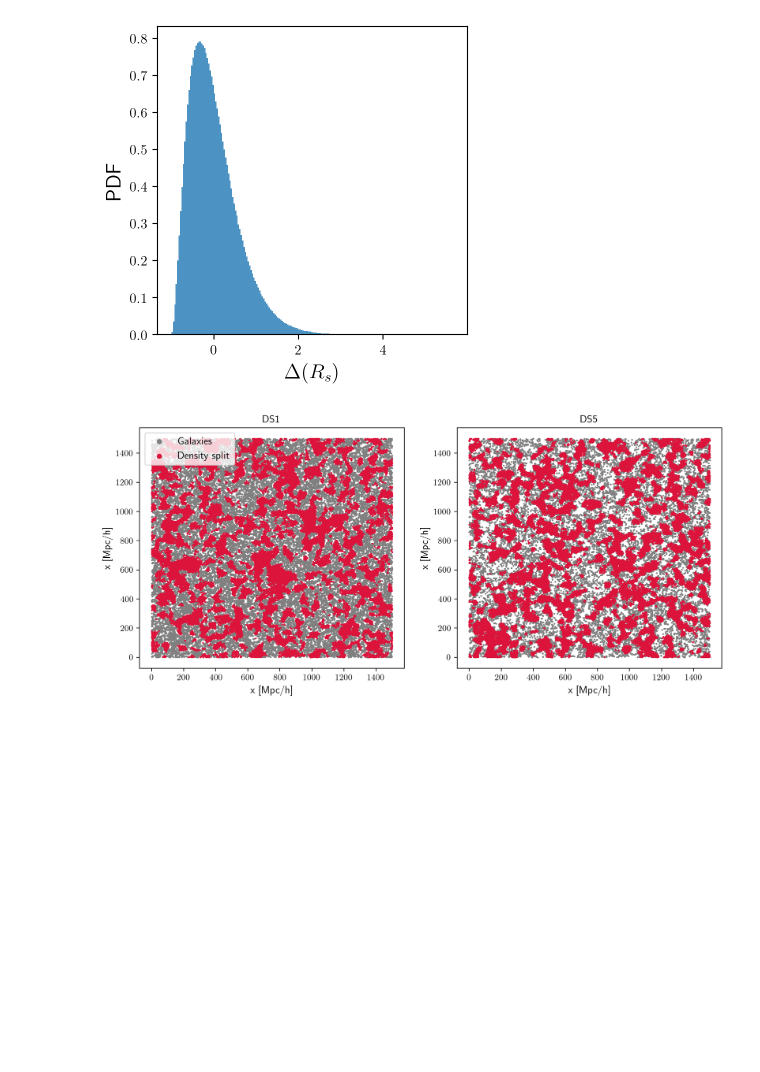
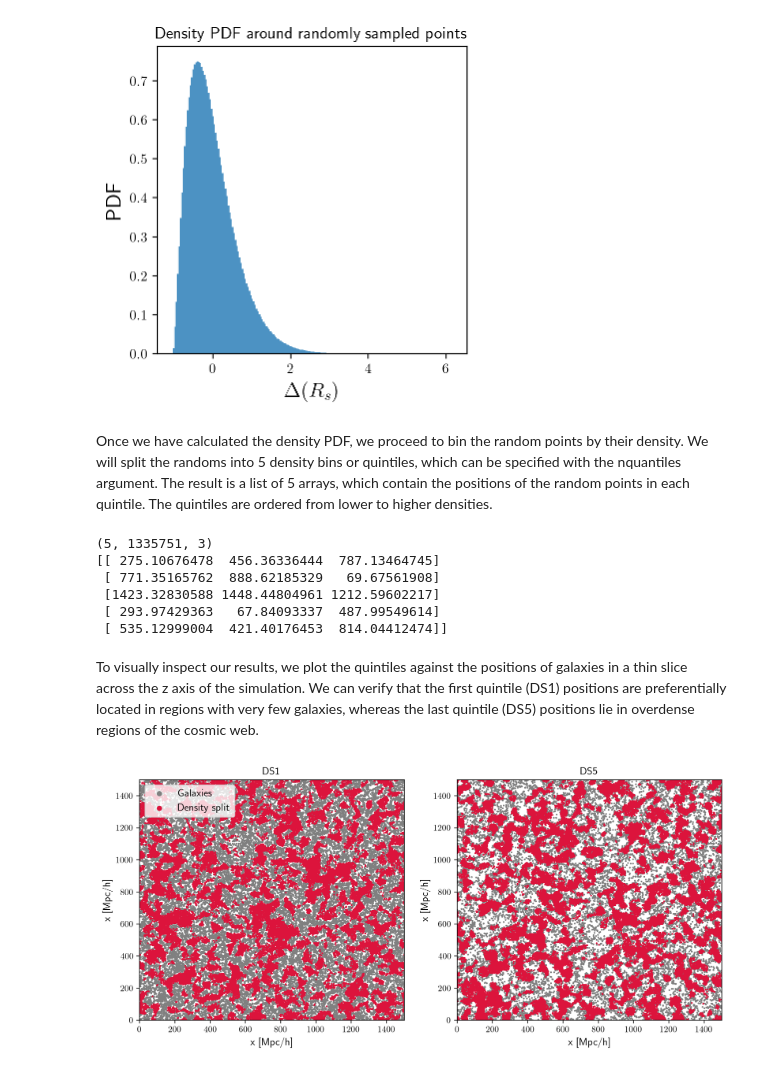
Before and after one commit to epaillas/densitysplit, a Jupyter notebook: nb/examples.ipynb, the cells around one changed output. Drawn from its saved outputs; the diff is of its cells as text; code cells hidden in the pictures; blank space fills up the shorter version.

```diff
--- a/nb/examples.ipynb
+++ b/nb/examples.ipynb
@@ -31,14 +36,29 @@ Wall time: 1.93 s
 # %%
 fig, ax = plt.subplots(figsize=(4,4))
 ax.hist(density, bins=200, density=True, alpha=0.8)
 ax.set_xlabel(r'$\Delta(R_s)$', fontsize=15)
 ax.set_ylabel('PDF', fontsize=15)
+ax.set_title('Density PDF around randomly sampled points')
 plt.show()
 # %% [output]
-[figure, old version]
+[figure, new version]
+# %% [markdown]
+Once we have calculated the density PDF, we proceed to bin the random points by their density. We will split the randoms into 5 density bins or quintiles, which can be specified with the nquantiles argument. The result is a list of 5 arrays, which contain the positions of the random points in each quintile. The quintiles are ordered from lower to higher densities.
+# %%
+quantiles = ds.get_quantiles(nquantiles=5)
+
+print(np.shape(quantiles))
+print(quantiles[0][:5])
+# %% [output]
+(5, 1335751, 3)
+[[ 275.10676478  456.36336444  787.13464745]
+ [ 771.35165762  888.62185329   69.67561908]
+ [1423.32830588 1448.44804961 1212.59602217]
+ [ 293.97429363   67.84093337  487.99549614]
+ [ 535.12999004  421.40176453  814.04412474]]
+# %% [markdown]
+To visually inspect our results, we plot the quintiles against the positions of galaxies in a thin slice across the z axis of the simulation. We can verify that the first quintile (DS1) positions are preferentially located in regions with very few galaxies, whereas the last quintile (DS5) positions lie in overdense regions of the cosmic web.
 # %%
-quantiles = ds.get_quantiles(nquantiles=5)
-
 fig, ax = plt.subplots(1, 2, figsize=(12, 5))
 
 cut = data_positions[:, 2] < 50
@@ -54,11 +74,10 @@ for i, ids in enumerate([0, 4]):
 
     ax[i].set_xlabel('x [Mpc/h]', fontsize=12)
     ax[i].set_ylabel('x [Mpc/h]', fontsize=12)
-
-#     ax[i].set_xlim(0, boxsize)
-#     ax[i].set_ylim(0, boxsize)
+    ax[i].set_xlim(0, boxsize)
+    ax[i].set_ylim(0, boxsize)
 
 ax[0].legend(fontsize=12, markerscale=5, loc='upper left')
 plt.show()
 # %% [output]
-[figure, old version]
+[figure, new version]
```
Also changed, not shown: parts of 11 cells of this notebook, 5 other files.
